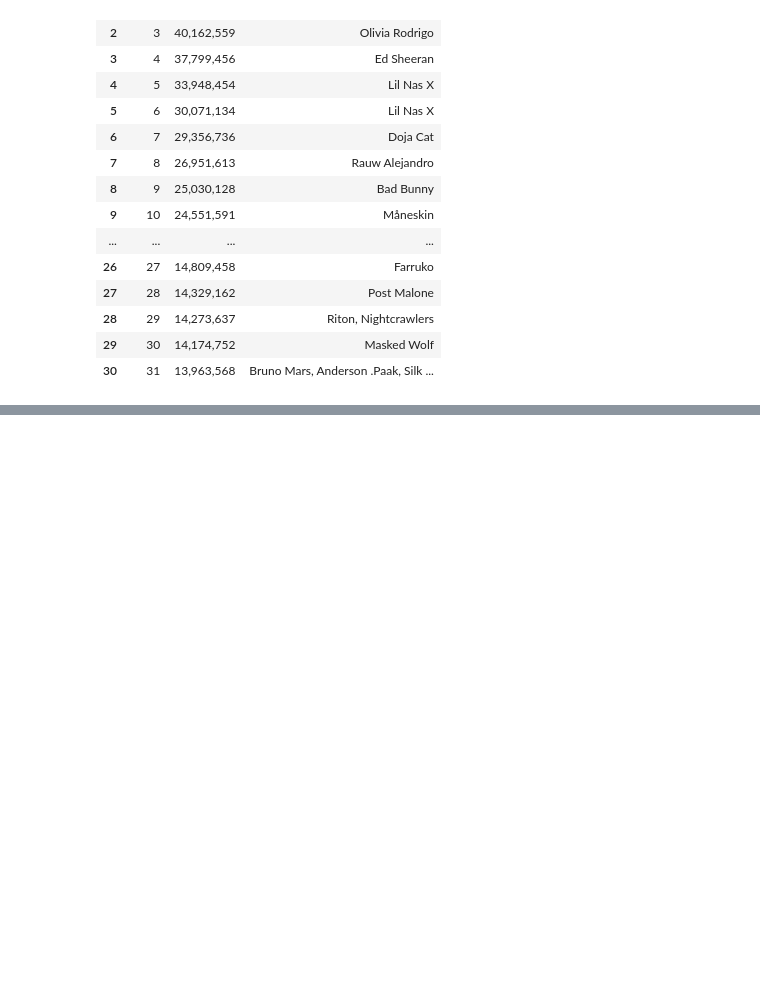
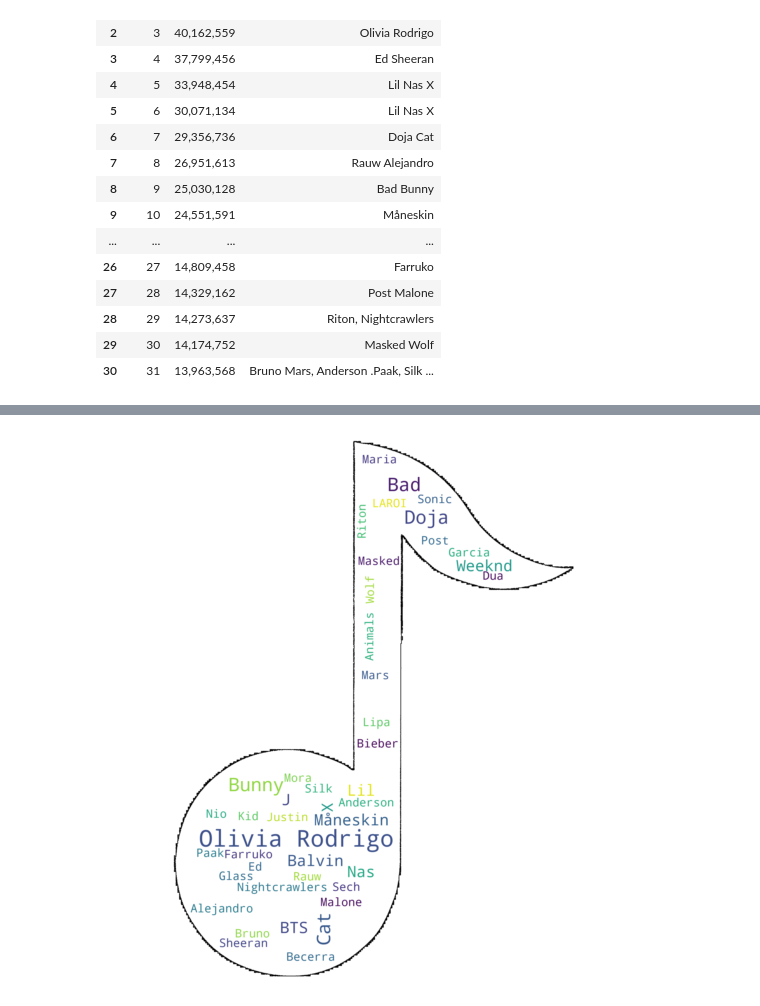
Before and after one commit to salsal3/searching-for-a-song, a Jupyter notebook: NLP Final.ipynb, the cells around one changed output, grey strips where cells are left out. Cells and saved outputs as stored; diff of their text form; code cells hidden in the pictures; blank space fills up the shorter version.

```diff
--- a/NLP Final.ipynb
+++ b/NLP Final.ipynb
@@ -75,0 +85,3 @@ plt.show()
+# %%
+music_note = np.array(Image.open("musical.jpg"))
+music_note
@@ -75,0 +106,18 @@ plt.show()
+# %%
+# Create a word cloud image
+musiccloud = WordCloud(background_color="white", max_words=1000, mask=music_note,
+               contour_width=3, contour_color='black')
+
+# Generate a wordcloud
+musiccloud.generate(text)
+
+# store to file
+#musiccloud.to_file("musiccnote.jpg")
+
+# show
+plt.figure(figsize=[20,10])
+plt.imshow(musiccloud, interpolation='bilinear')
+plt.axis("off")
+plt.show()
+# %% [output]
+[figure, added]
```
Also changed, not shown: parts of 4 cells of this notebook.
